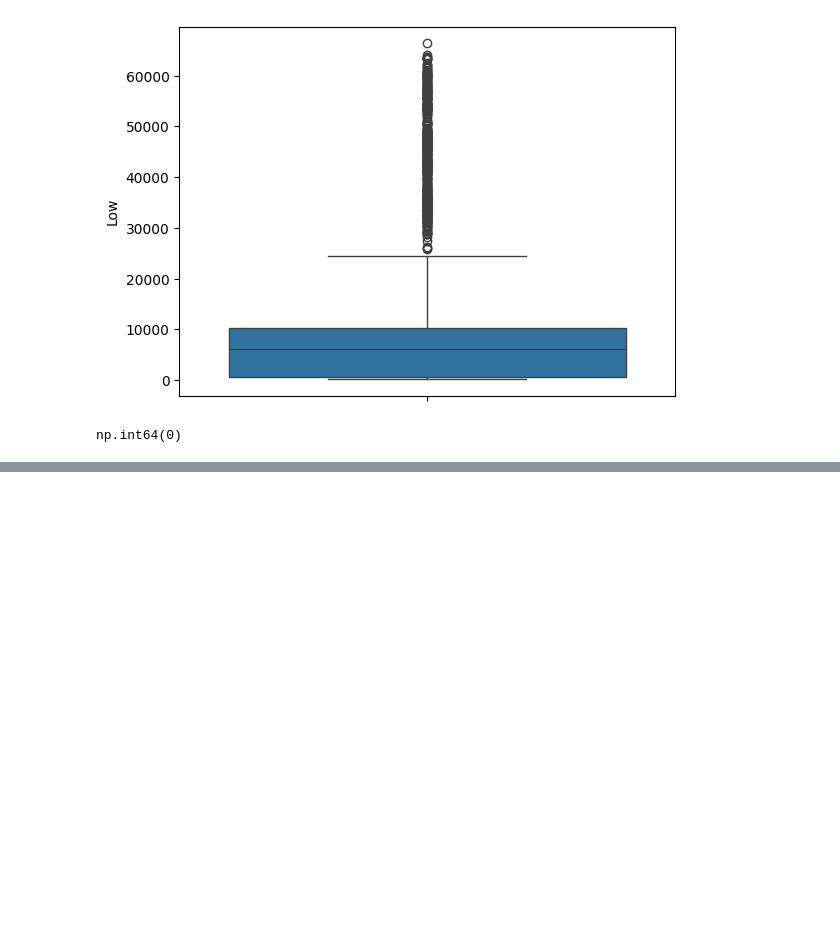
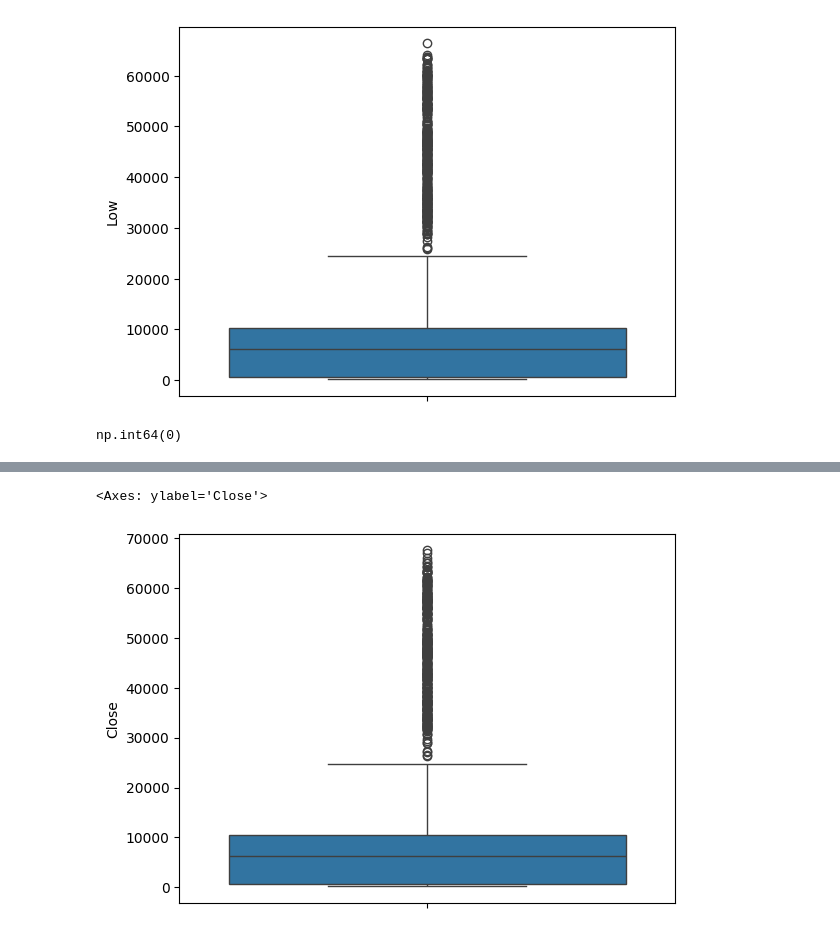
Before and after one commit to saaaaaaaaaaaaaad56/bitcoin-price-prediction, a Jupyter notebook: code.ipynb, the cells around one changed output, grey strips where cells are left out. Saved outputs shown, nothing was run; the diff lists cells and outputs as text; code cells hidden in the pictures; blank space fills up the shorter version.

```diff
--- a/code.ipynb
+++ b/code.ipynb
@@ -275,0 +325,5 @@ np.int64(0)
+# %%
+sns.boxplot(df['Close'])
+# %% [output]
+<Axes: ylabel='Close'>
+[figure, added]
```
Also changed, not shown: parts of 17 cells of this notebook.
